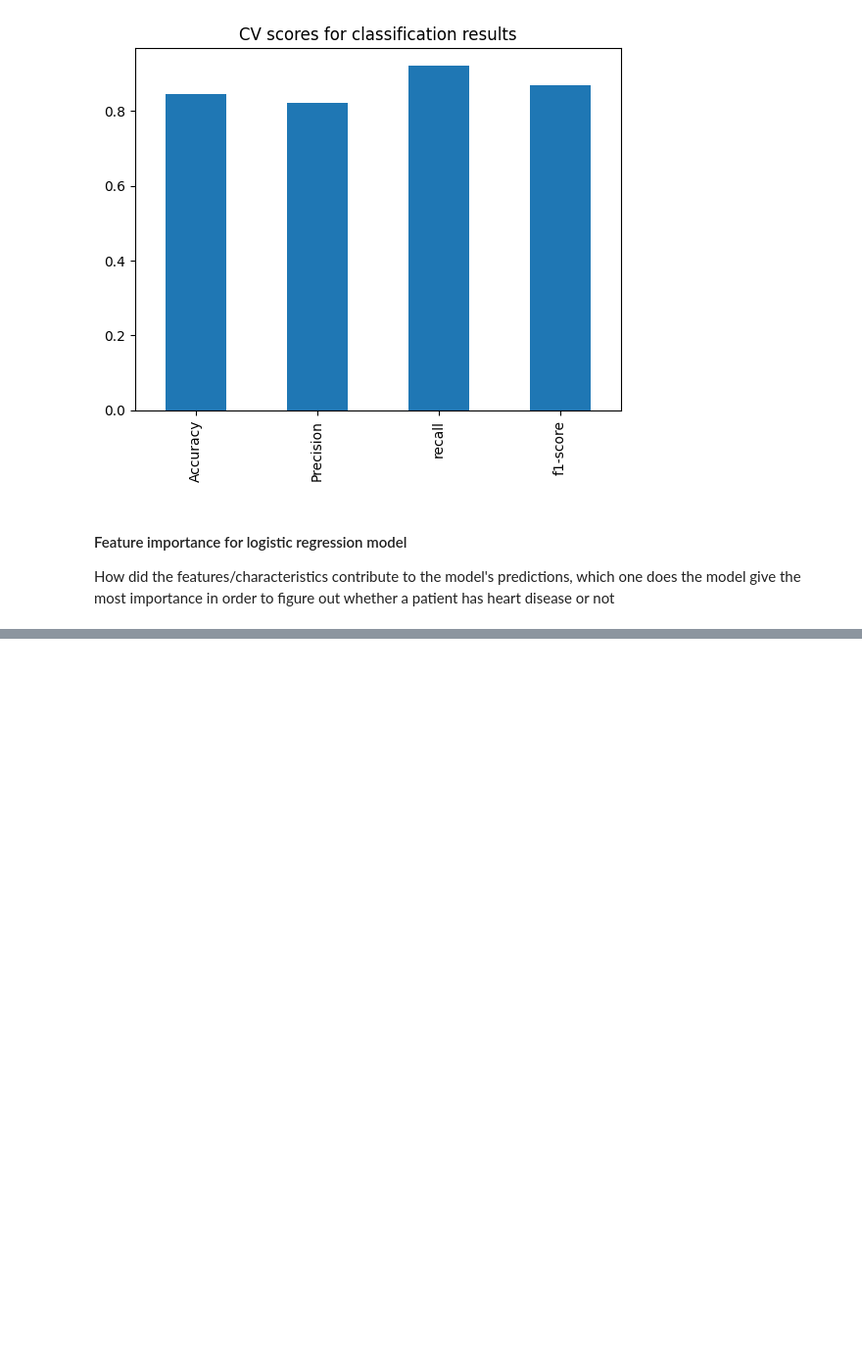
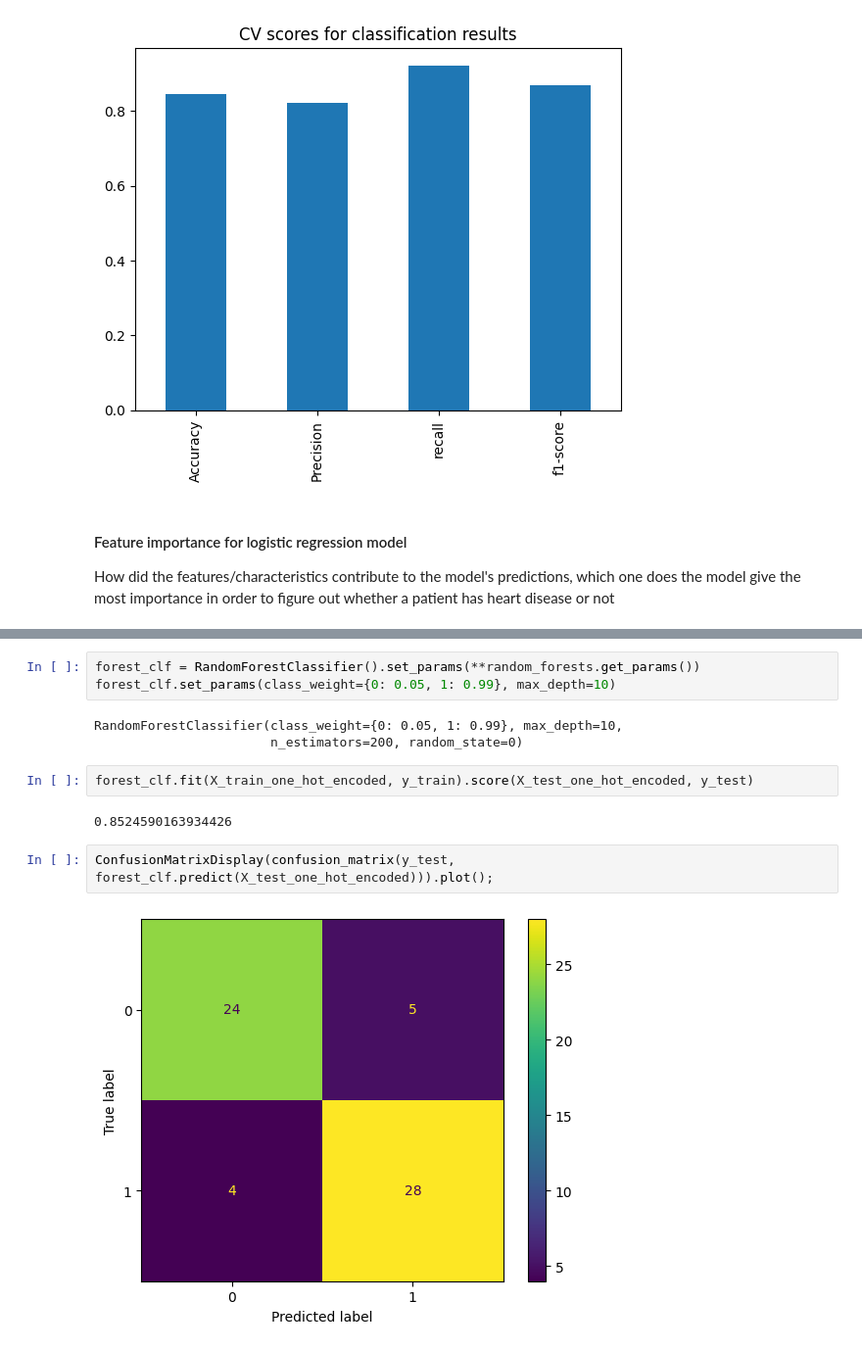
Before and after one commit to Sohaib90/ZTM-project-1, a Jupyter notebook: end-to-end.ipynb, the cells around one changed output, grey strips where cells are left out. Shown: that part at 98% size. Drawn from its saved outputs; the diff is of its cells as text; blank space fills up the shorter version.

```diff
--- a/end-to-end.ipynb
+++ b/end-to-end.ipynb
@@ -707,0 +785,14 @@ pd.crosstab(df.slope, df.target)
+# %%
+forest_clf = RandomForestClassifier().set_params(**random_forests.get_params())
+forest_clf.set_params(class_weight={0: 0.05, 1: 0.99}, max_depth=10)
+# %% [output]
+RandomForestClassifier(class_weight={0: 0.05, 1: 0.99}, max_depth=10,
+                       n_estimators=200, random_state=0)
+# %%
+forest_clf.fit(X_train_one_hot_encoded, y_train).score(X_test_one_hot_encoded, y_test)
+# %% [output]
+0.8524590163934426
+# %%
+ConfusionMatrixDisplay(confusion_matrix(y_test, forest_clf.predict(X_test_one_hot_encoded))).plot();
+# %% [output]
+[figure, added]
```
Also changed, not shown: parts of 18 cells of this notebook.
